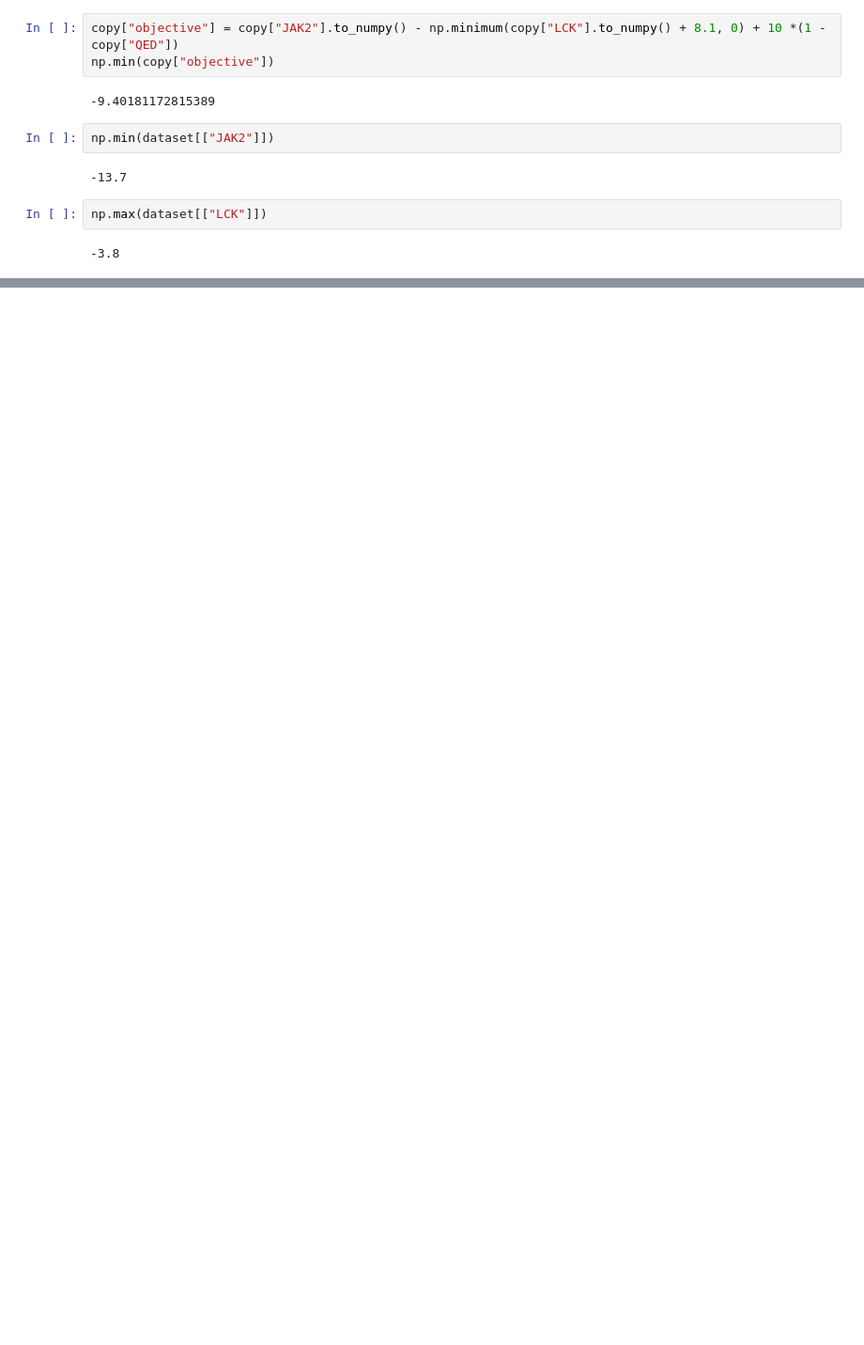
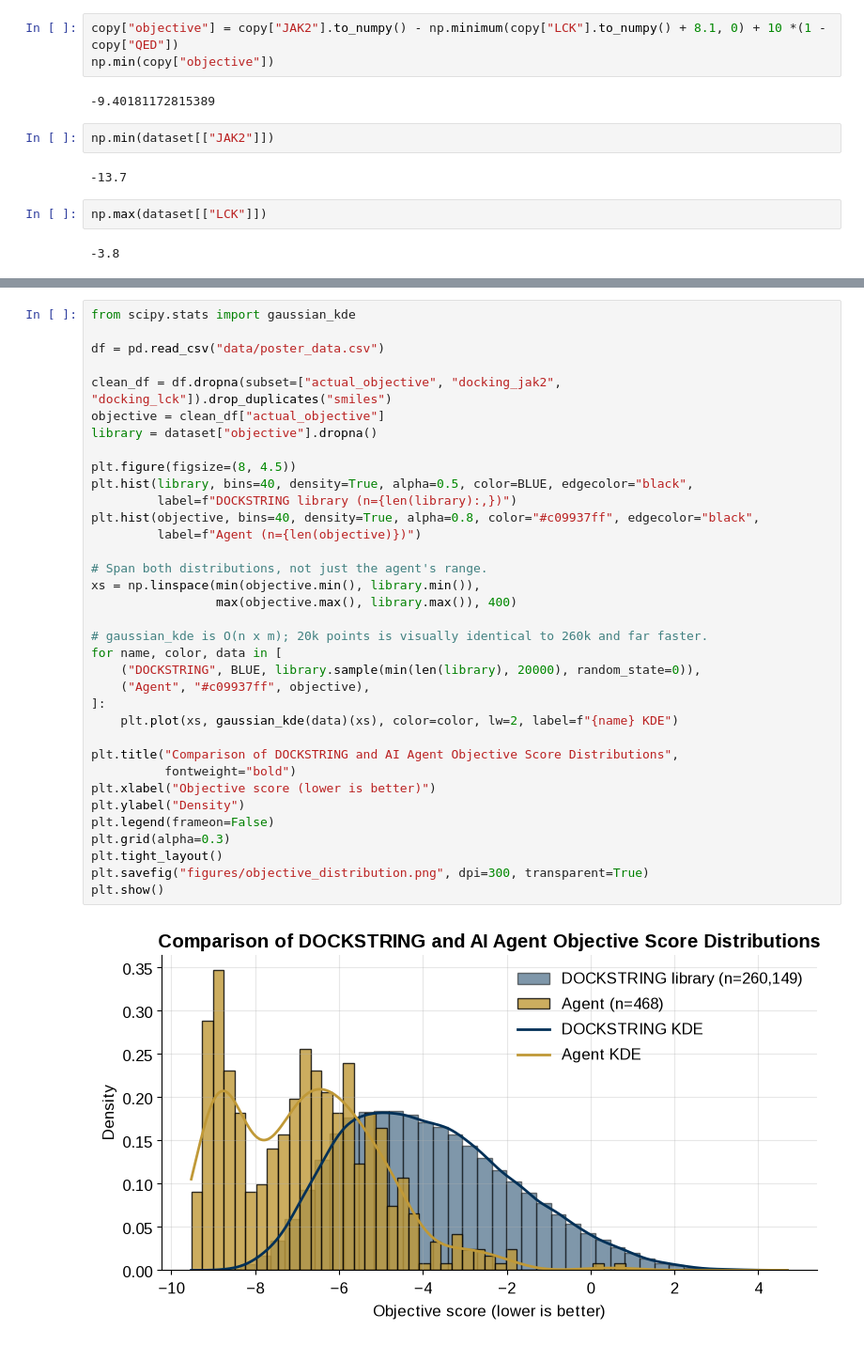
Before and after one commit to lemaryan/drugdesign, a Jupyter notebook: analysis.ipynb, the cells around one changed output, grey strips where cells are left out. Shown at 94% size. Drawn from its saved outputs; the diff is of its cells as text; blank space fills up the shorter version.

```diff
--- a/analysis.ipynb
+++ b/analysis.ipynb
@@ -595,0 +648,37 @@ plt.show()
+# %%
+from scipy.stats import gaussian_kde
+
+df = pd.read_csv("data/poster_data.csv")
+
+clean_df = df.dropna(subset=["actual_objective", "docking_jak2", "docking_lck"]).drop_duplicates("smiles")
+objective = clean_df["actual_objective"]
+library = dataset["objective"].dropna()
+
+plt.figure(figsize=(8, 4.5))
+plt.hist(library, bins=40, density=True, alpha=0.5, color=BLUE, edgecolor="black",
+         label=f"DOCKSTRING library (n={len(library):,})")
+plt.hist(objective, bins=40, density=True, alpha=0.8, color="#c09937ff", edgecolor="black",
+         label=f"Agent (n={len(objective)})")
+
+# Span both distributions, not just the agent's range.
+xs = np.linspace(min(objective.min(), library.min()),
+                 max(objective.max(), library.max()), 400)
+
+# gaussian_kde is O(n x m); 20k points is visually identical to 260k and far faster.
+for name, color, data in [
+    ("DOCKSTRING", BLUE, library.sample(min(len(library), 20000), random_state=0)),
+    ("Agent", "#c09937ff", objective),
+]:
+    plt.plot(xs, gaussian_kde(data)(xs), color=color, lw=2, label=f"{name} KDE")
+
+plt.title("Comparison of DOCKSTRING and AI Agent Objective Score Distributions",
+          fontweight="bold")
+plt.xlabel("Objective score (lower is better)")
+plt.ylabel("Density")
+plt.legend(frameon=False)
+plt.grid(alpha=0.3)
+plt.tight_layout()
+plt.savefig("figures/objective_distribution.png", dpi=300, transparent=True)
+plt.show()
+# %% [output]
+[figure, added]
```
Also changed, not shown: parts of 15 cells of this notebook, 27 other files.
